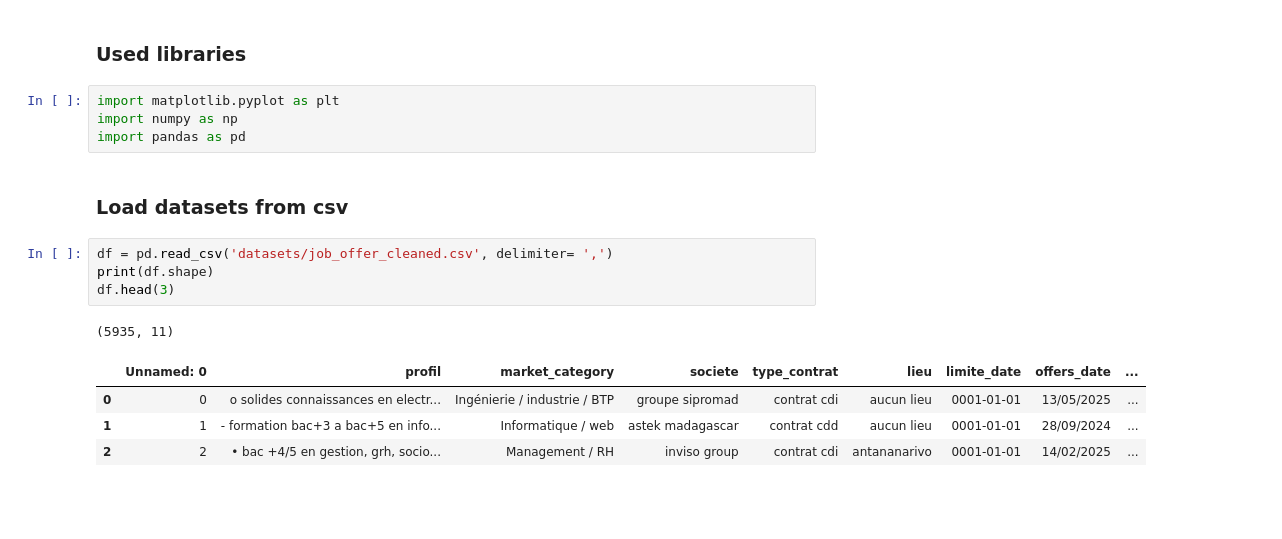
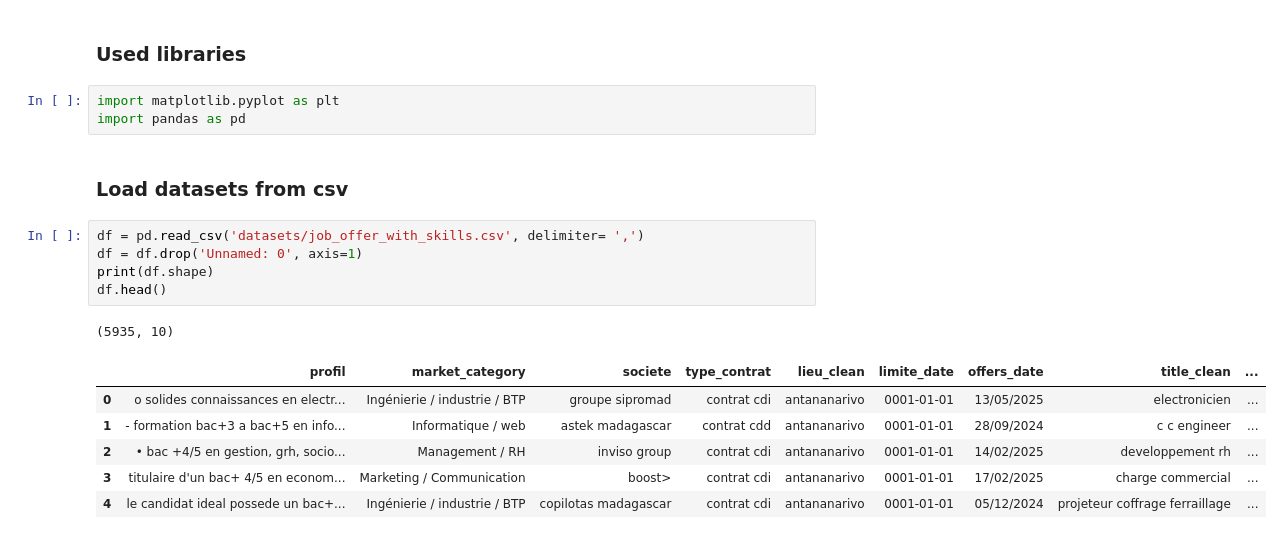
Before and after one commit to sarah-ursula-randriarivelo/job_offer_analysis, a Jupyter notebook: step_05_job_offer_visualization.ipynb, the cells around one changed output. Cells and saved outputs as stored; diff of their text form; blank space fills up the shorter version.

```diff
--- a/step_05_job_offer_visualization.ipynb
+++ b/step_05_job_offer_visualization.ipynb
@@ -2,18 +2,20 @@
 ### Used libraries
 # %%
 import matplotlib.pyplot as plt
-import numpy as np
 import pandas as pd
 # %% [markdown]
 ### Load datasets from csv
 # %%
-df = pd.read_csv('datasets/job_offer_cleaned.csv', delimiter= ',')
+df = pd.read_csv('datasets/job_offer_with_skills.csv', delimiter= ',')
+df = df.drop('Unnamed: 0', axis=1)
 print(df.shape)
-df.head(3)
+df.head()
 # %% [output]
-(5935, 11)
+(5935, 10)
-|  | Unnamed: 0 | profil | market_category | societe | type_contrat | lieu | limite_date | offers_date | ... |
-| 0 | 0 | o solides connaissances en electr... | Ingénierie / industrie / BTP | groupe sipromad | contrat cdi | aucun lieu | 0001-01-01 | 13/05/2025 | ... |
-| 1 | 1 | - formation bac+3 a bac+5 en info... | Informatique / web | astek madagascar | contrat cdd | aucun lieu | 0001-01-01 | 28/09/2024 | ... |
-| 2 | 2 | • bac +4/5 en gestion, grh, socio... | Management / RH | inviso group | contrat cdi | antananarivo | 0001-01-01 | 14/02/2025 | ... |
+|  | profil | market_category | societe | type_contrat | lieu_clean | limite_date | offers_date | title_clean | ... |
+| 0 | o solides connaissances en electr... | Ingénierie / industrie / BTP | groupe sipromad | contrat cdi | antananarivo | 0001-01-01 | 13/05/2025 | electronicien | ... |
+| 1 | - formation bac+3 a bac+5 en info... | Informatique / web | astek madagascar | contrat cdd | antananarivo | 0001-01-01 | 28/09/2024 | c c engineer | ... |
+| 2 | • bac +4/5 en gestion, grh, socio... | Management / RH | inviso group | contrat cdi | antananarivo | 0001-01-01 | 14/02/2025 | developpement rh | ... |
+| 3 | titulaire d'un bac+ 4/5 en econom... | Marketing / Communication | boost> | contrat cdi | antananarivo | 0001-01-01 | 17/02/2025 | charge commercial | ... |
+| 4 | le candidat ideal possede un bac+... | Ingénierie / industrie / BTP | copilotas madagascar | contrat cdi | antananarivo | 0001-01-01 | 05/12/2024 | projeteur coffrage ferraillage | ... |
 # %% [markdown]
```
Also changed, not shown: parts of 11 cells of this notebook, 7 other files.
